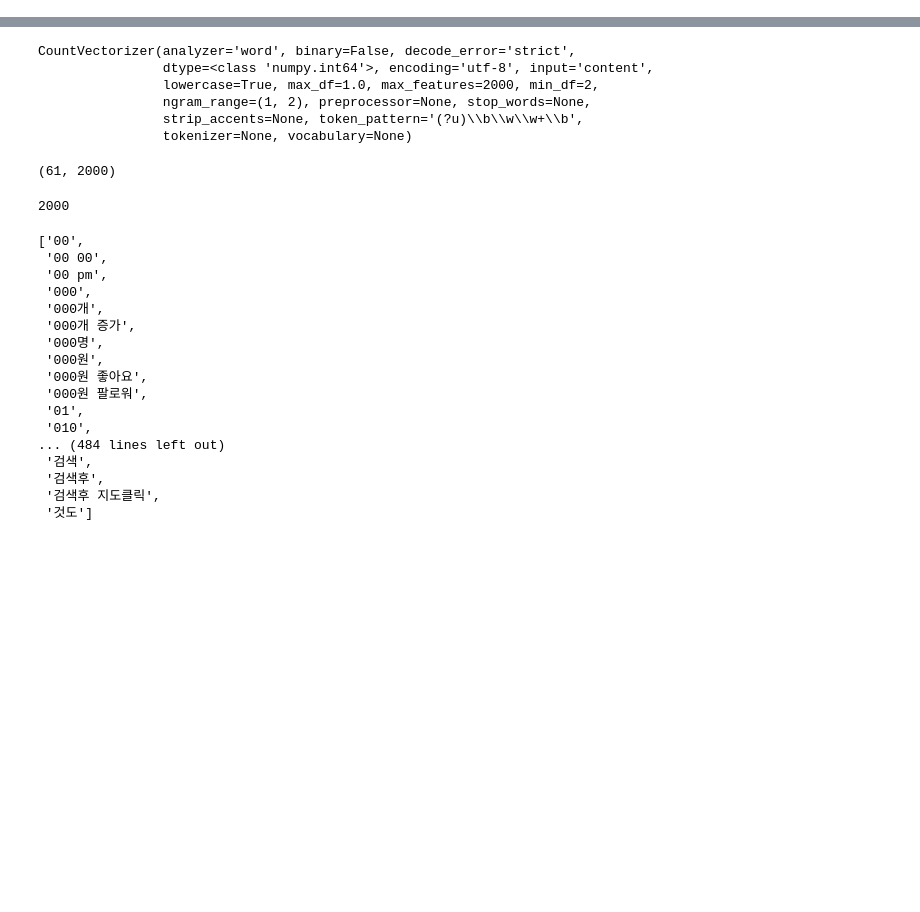
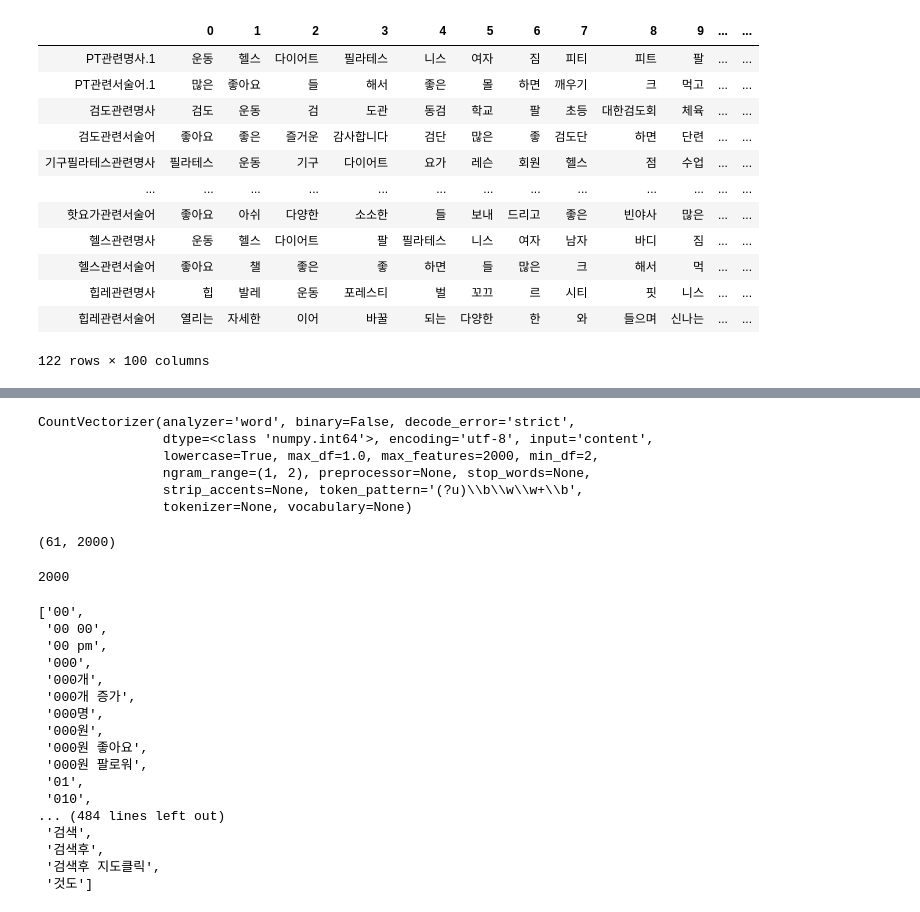
Before and after one commit to JDCha/instagram_hashtag_analysis, a Jupyter notebook: (working) TF-IDF.ipynb, the cells around one changed output, grey strips where cells are left out. Drawn from its saved outputs; the diff is of its cells as text; code cells hidden in the pictures; blank space fills up the shorter version.

```diff
--- a/(working) TF-IDF.ipynb
+++ b/(working) TF-IDF.ipynb
@@ -7,6 +7,6 @@ import matplotlib.pyplot as plt
 %matplotlib inline
 # 시각화 결과가 선명하게 표시되도록
 %config InlineBackend.figure_format = 'retina'
-df = pd.read_csv("word2vec_wrangling.csv")
-df.shape
+df_original = pd.read_csv("combined_wrangling_db.csv")
+df_original.shape
 # %% [output]
@@ -22,0 +14,3 @@ df.head()
+# %%
+df_transposed = df_original.T
+df_transposed.head()
@@ -23,3 +25,21 @@ df.head()
+# %%
+df_keywords = df_transposed.iloc[1::2,:]
+df_keywords = df_keywords.iloc[2:]
+df_keywords
+# %% [output]
+|  | 0 | 1 | 2 | 3 | 4 | 5 | 6 | 7 | 8 | 9 | ... | ... |
+| PT관련명사.1 | 운동 | 헬스 | 다이어트 | 필라테스 | 니스 | 여자 | 짐 | 피티 | 피트 | 팔 | ... | ... |
+| PT관련서술어.1 | 많은 | 좋아요 | 들 | 해서 | 좋은 | 몰 | 하면 | 깨우기 | 크 | 먹고 | ... | ... |
+| 검도관련명사 | 검도 | 운동 | 검 | 도관 | 동검 | 학교 | 팔 | 초등 | 대한검도회 | 체육 | ... | ... |
+| 검도관련서술어 | 좋아요 | 좋은 | 즐거운 | 감사합니다 | 검단 | 많은 | 좋 | 검도단 | 하면 | 단련 | ... | ... |
+| 기구필라테스관련명사 | 필라테스 | 운동 | 기구 | 다이어트 | 요가 | 레슨 | 회원 | 헬스 | 점 | 수업 | ... | ... |
+| ... | ... | ... | ... | ... | ... | ... | ... | ... | ... | ... | ... | ... |
+| 핫요가관련서술어 | 좋아요 | 아쉬 | 다양한 | 소소한 | 들 | 보내 | 드리고 | 좋은 | 빈야사 | 많은 | ... | ... |
+| 헬스관련명사 | 운동 | 헬스 | 다이어트 | 팔 | 필라테스 | 니스 | 여자 | 남자 | 바디 | 짐 | ... | ... |
+| 헬스관련서술어 | 좋아요 | 챌 | 좋은 | 좋 | 하면 | 들 | 많은 | 크 | 해서 | 먹 | ... | ... |
+| 힙레관련명사 | 힙 | 발레 | 운동 | 포레스티 | 벌 | 꼬끄 | 르 | 시티 | 핏 | 니스 | ... | ... |
+| 힙레관련서술어 | 열리는 | 자세한 | 이어 | 바꿀 | 되는 | 다양한 | 한 | 와 | 들으며 | 신나는 | ... | ... |
+122 rows × 100 columns
 # %%
 def preprocessing(text):
     # 개행문자 제거
```
Also changed, not shown: parts of 7 cells of this notebook, 4 other files.
